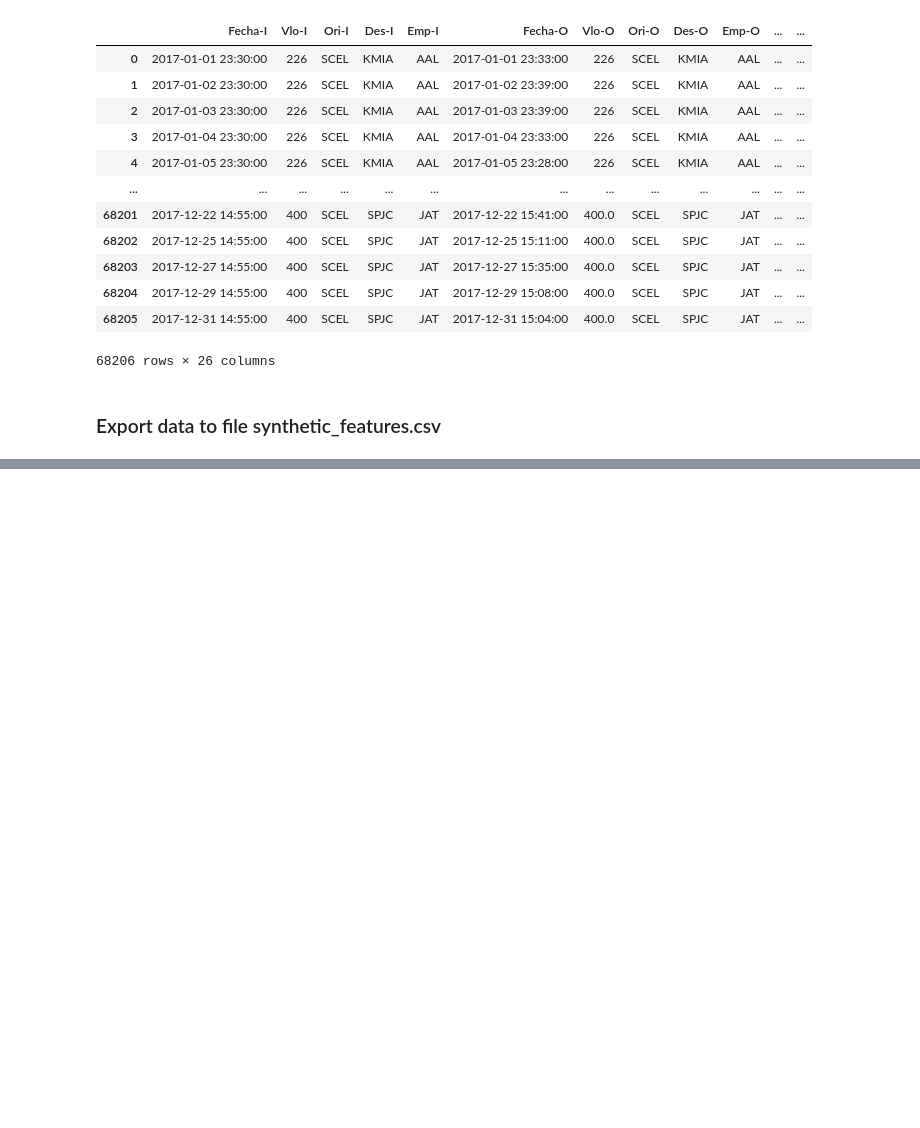
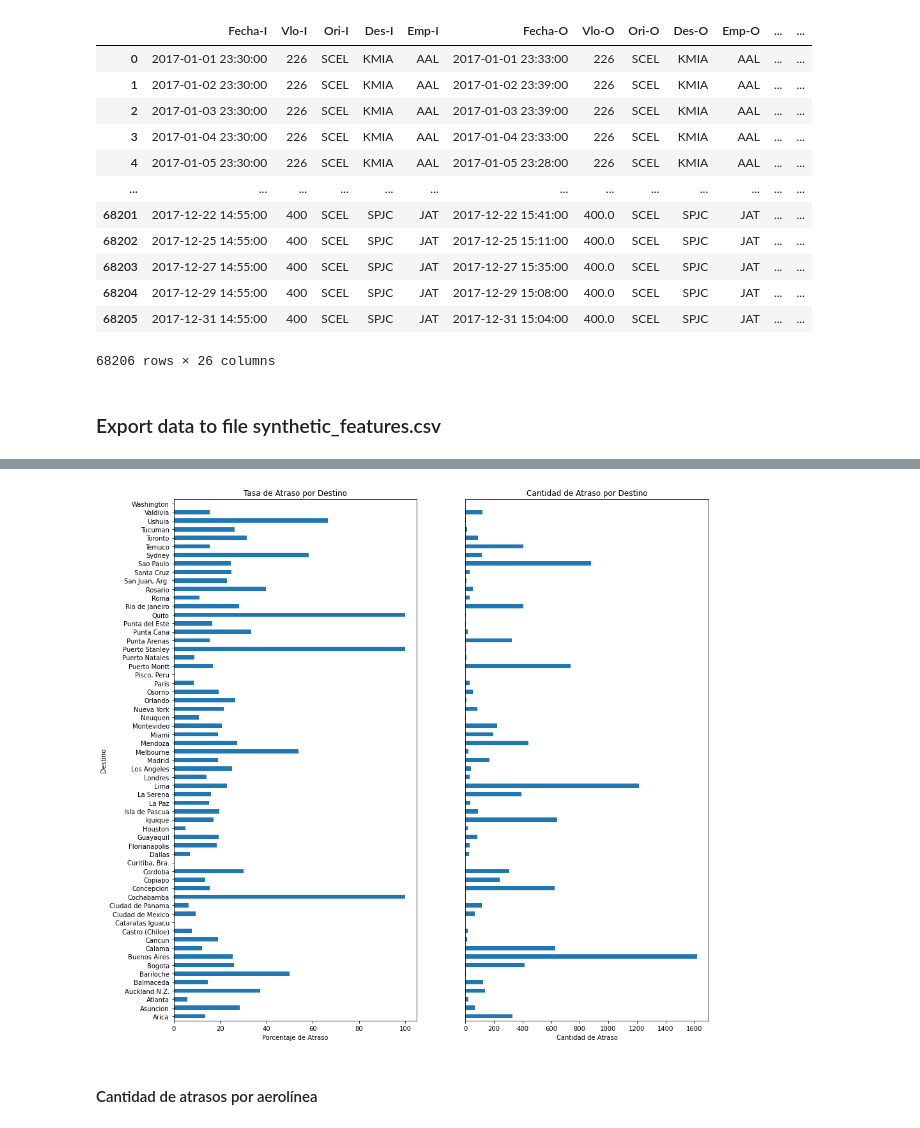
Before and after one commit to Giocrisrai/Data-Scientist-Challenge---LATAM-Airlines, a Jupyter notebook: notebooks/1.0-ggodoy-full.ipynb, the cells around one changed output, grey strips where cells are left out. Cells and saved outputs as stored; diff of their text form; code cells hidden in the pictures; blank space fills up the shorter version.

```diff
--- a/notebooks/1.0-ggodoy-full.ipynb
+++ b/notebooks/1.0-ggodoy-full.ipynb
@@ -459,0 +502,3 @@ df.to_csv(synthetic_features, index=False)
+# %%
+df_synthetic_features['Fecha-I'] = df_synthetic_features['Fecha-I'].apply(lambda x: pd.to_datetime(x,errors='coerce'))
+df_synthetic_features['Fecha-O'] = df_synthetic_features['Fecha-O'].apply(lambda x: pd.to_datetime(x,errors='coerce'))
@@ -459,0 +526,3 @@ df.to_csv(synthetic_features, index=False)
+# %%
+delay_by_destiny = df_synthetic_features.groupby(['atraso_15', 'SIGLADES'])['Des-O'].size().unstack(fill_value=0)
+delay_by_destiny
@@ -459,0 +535,4 @@ df.to_csv(synthetic_features, index=False)
+# %%
+columns = delay_by_destiny.columns.values[1:]
+delay_by_destiny_transpose = pd.pivot_table(delay_by_destiny, columns='atraso_15', values=columns).reset_index()
+delay_by_destiny_transpose
@@ -459,0 +570,3 @@ df.to_csv(synthetic_features, index=False)
+# %%
+delay_by_destiny_transpose.set_index('SIGLADES', inplace=True)
+delay_by_destiny_transpose
@@ -459,0 +588,15 @@ df.to_csv(synthetic_features, index=False)
+# %%
+fig, ax = plt.subplots(1, 2, figsize = (15, 15))
+delay_by_destiny_transpose["tasa_de_atraso_por_destino"].plot.barh(ax = ax[0])
+ax[0].set_title("Tasa de Atraso por Destino")
+ax[0].set_ylabel("Destino")
+ax[0].set_xlabel('Porcentaje de Atraso')
+delay_by_destiny_transpose["si"].plot.barh(ax = ax[1])
+ax[1].set_title("Cantidad de Atraso por Destino")
+ax[1].set_xlabel('Cantidad de Atraso')
+ax[1].get_yaxis().set_visible(False)
+plt.show()
+# %% [output]
+[figure, added]
+# %% [markdown]
+#### Cantidad de atrasos por aerolínea
```
Also changed, not shown: parts of 50 cells of this notebook, 1 other file.
